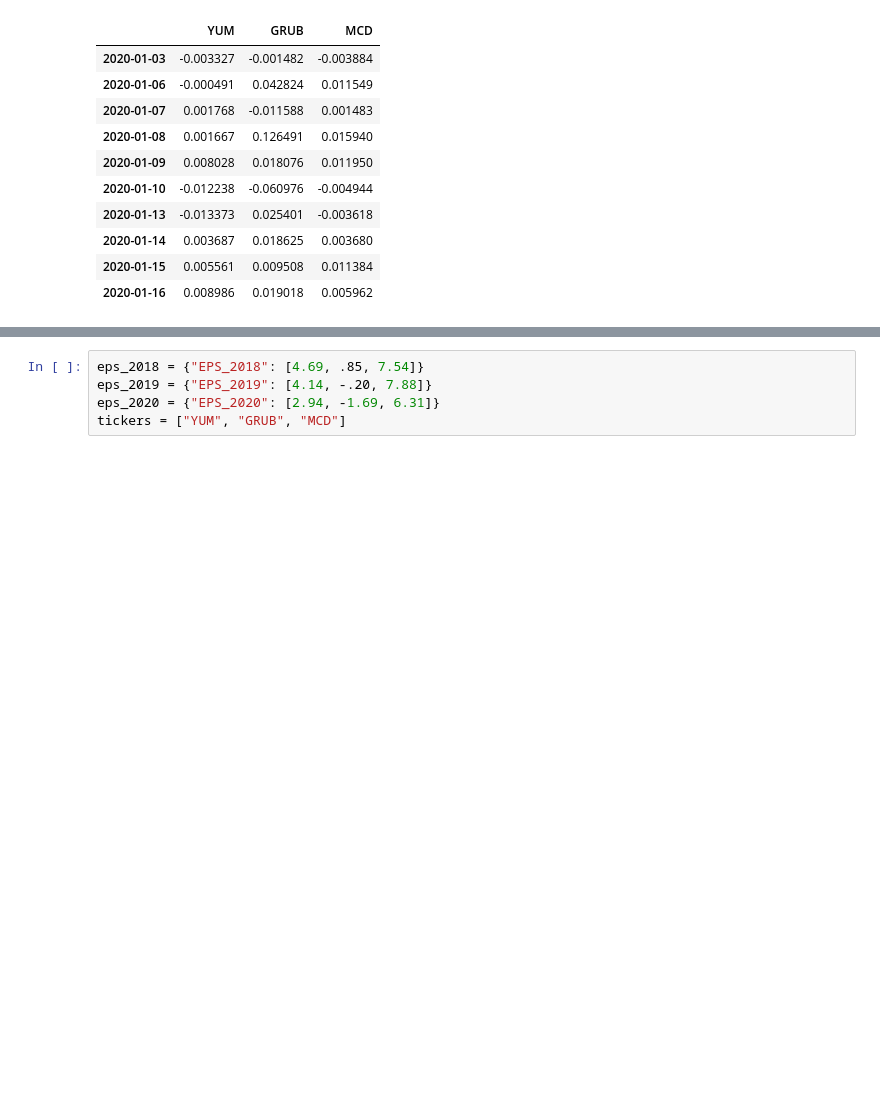
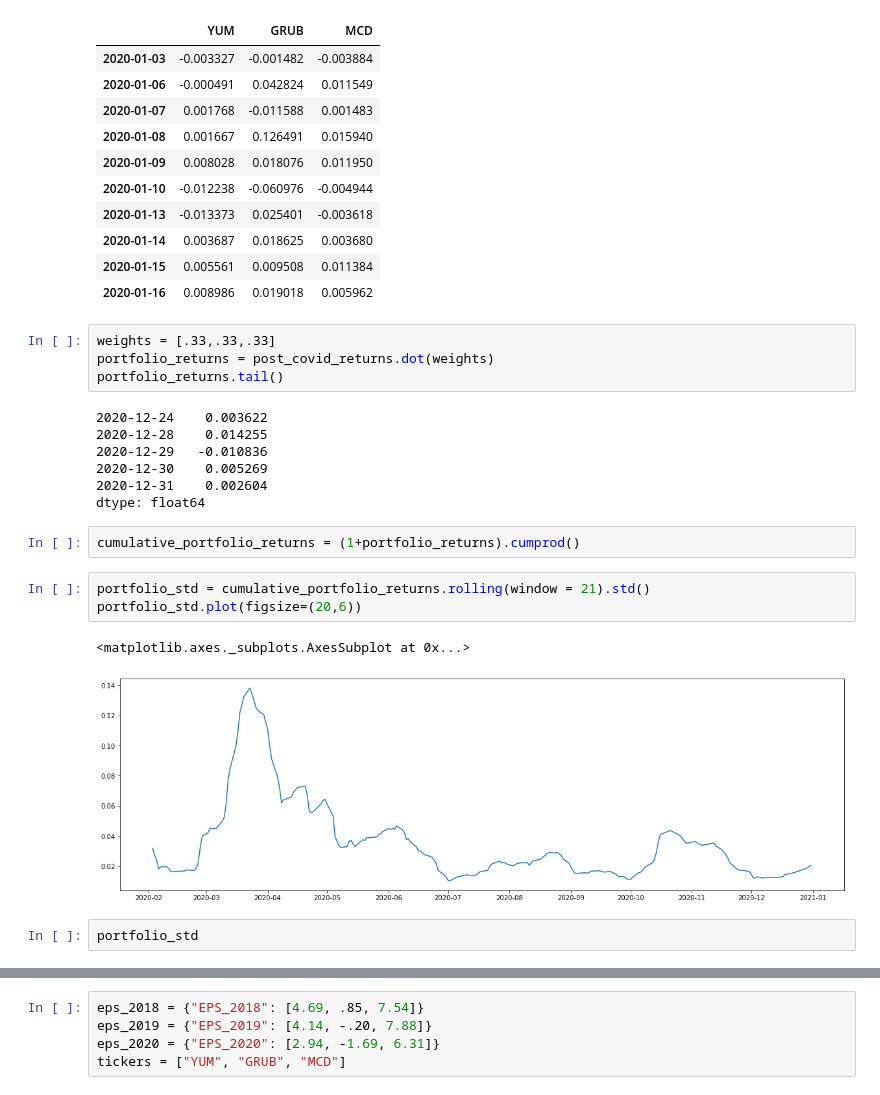
Before and after one commit to joebarry1252/Newly_Minted, a Jupyter notebook: notebooks/Samuel's Notebook/Data_Analysis.ipynb, the cells around one changed output, grey strips where cells are left out. Drawn from its saved outputs; the diff is of its cells as text; blank space fills up the shorter version.

Commit message:
portfolio std

```diff
--- a/notebooks/Samuel's Notebook/Data_Analysis.ipynb
+++ b/notebooks/Samuel's Notebook/Data_Analysis.ipynb
@@ -221,6 +222,27 @@ post_covid_returns.head(10)
 | 2020-01-14 | 0.003687 | 0.018625 | 0.003680 |
 | 2020-01-15 | 0.005561 | 0.009508 | 0.011384 |
 | 2020-01-16 | 0.008986 | 0.019018 | 0.005962 |
+# %%
+weights = [.33,.33,.33]
+portfolio_returns = post_covid_returns.dot(weights)
+portfolio_returns.tail()
+# %% [output]
+2020-12-24    0.003622
+2020-12-28    0.014255
+2020-12-29   -0.010836
+2020-12-30    0.005269
+2020-12-31    0.002604
+dtype: float64
+# %%
+cumulative_portfolio_returns = (1+portfolio_returns).cumprod()
+# %%
+portfolio_std = cumulative_portfolio_returns.rolling(window = 21).std()
+portfolio_std.plot(figsize=(20,6))
+# %% [output]
+<matplotlib.axes._subplots.AxesSubplot at 0x...>
+[figure, added]
+# %%
+portfolio_std
 # %%
 standard_deviation = covid_returns.rolling(window=21).std()
 standard_deviation.plot(figsize=(20,6))
```
Also changed, not shown: parts of 11 cells of this notebook.
